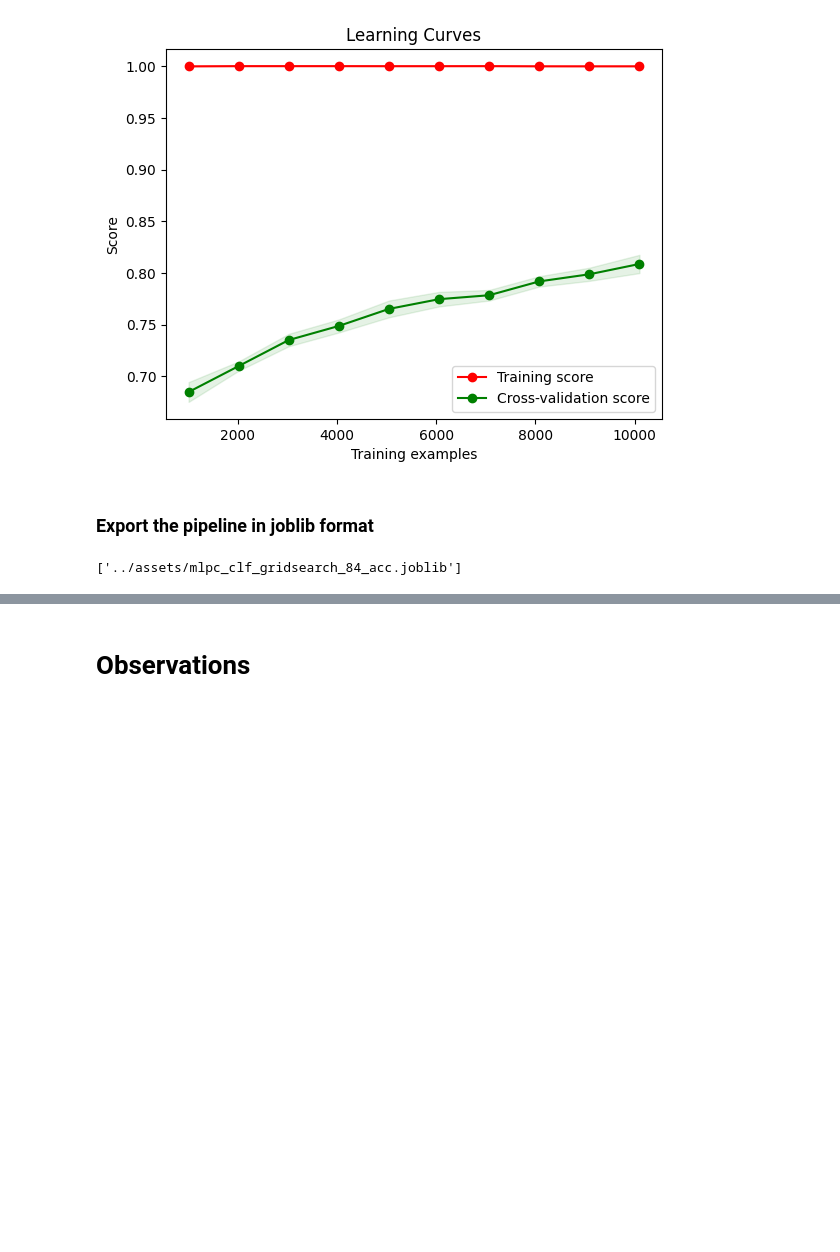
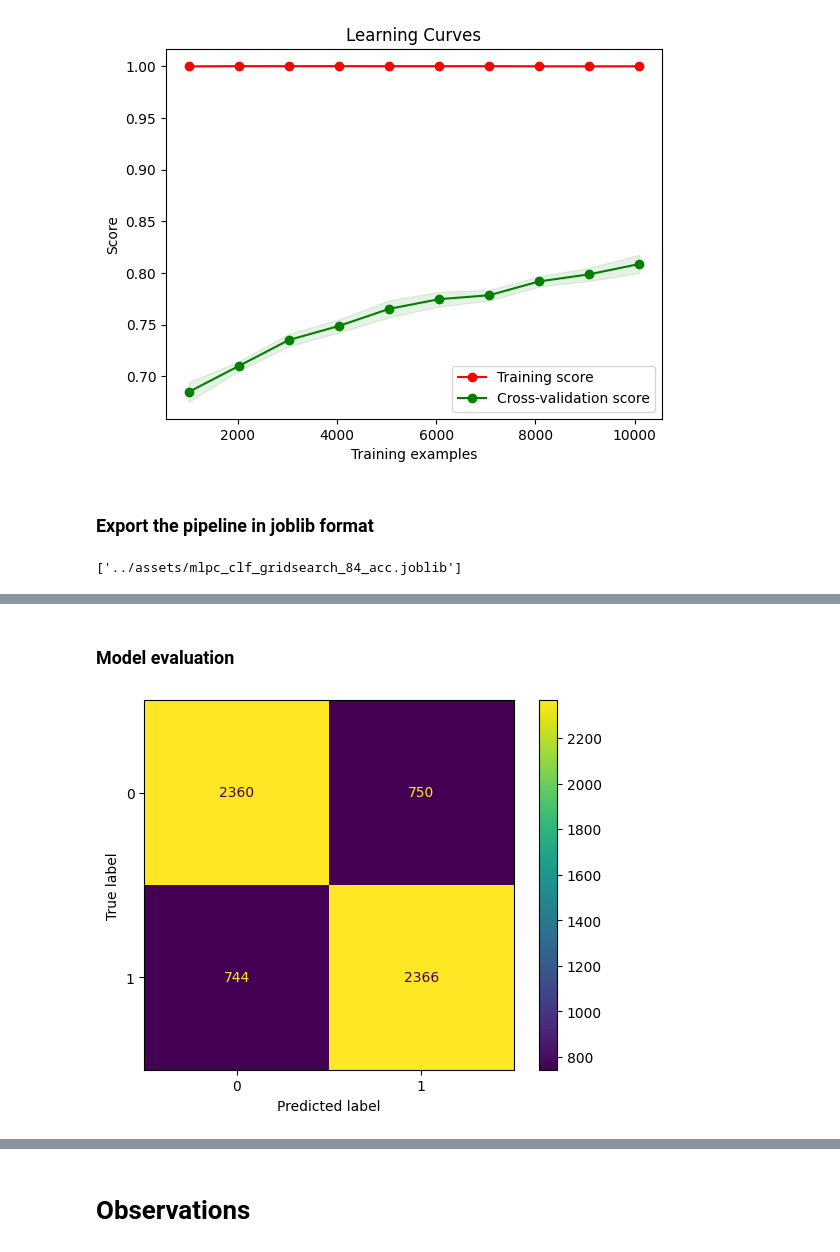
Before and after one commit to H4znow/Football_match_results_predictor, a Jupyter notebook: notebooks/models.ipynb, the cells around one changed output, grey strips where cells are left out. Saved outputs shown, nothing was run; the diff lists cells and outputs as text; code cells hidden in the pictures; blank space fills up the shorter version.

Commit message:
add logistic regression model

```diff
--- a/notebooks/models.ipynb
+++ b/notebooks/models.ipynb
@@ -747,0 +753,25 @@ plt.show()
+# %%
+numeric_features = ["rank_home", "total_points_home", "rank_away", "total_points_away", "home_goals_avg", "away_goals_avg", "home_win_avg", "away_win_avg", "home_last_wins", "away_last_wins"]
+numeric_transformer = Pipeline(
+    steps=[("scaler", StandardScaler())]
+)
+
+categorical_features = ["home_team", "away_team", "neutral", "confederation_home", "confederation_away"]
+categorical_transformer = Pipeline(
+    steps=[
+        ("encoder", OneHotEncoder(handle_unknown='ignore')),
+    ]
+)
+preprocessor = ColumnTransformer(
+    transformers=[
+        ("num", numeric_transformer, numeric_features),
+        ("cat", categorical_transformer, categorical_features),
+    ]
+)
+
+
+clf = Pipeline(
+    steps=[("preprocessor", preprocessor), ("classifier", LogisticRegression(random_state=42))]
+)
+
+clf.fit(X_train, y_train)
@@ -747,0 +803,11 @@ plt.show()
+# %% [markdown]
+### Model evaluation
+# %%
+predictions = clf.predict(X_test)
+cm = confusion_matrix(y_test, predictions, labels=clf.classes_)
+disp = ConfusionMatrixDisplay(confusion_matrix=cm,display_labels=clf.classes_)
+disp.plot()
+plt.savefig("../img/confusion_matrices/confusion_matrix_logistic.png")
+plt.show()
+# %% [output]
+[figure, added]
```
Also changed, not shown: parts of 15 cells of this notebook, 3 other files.
